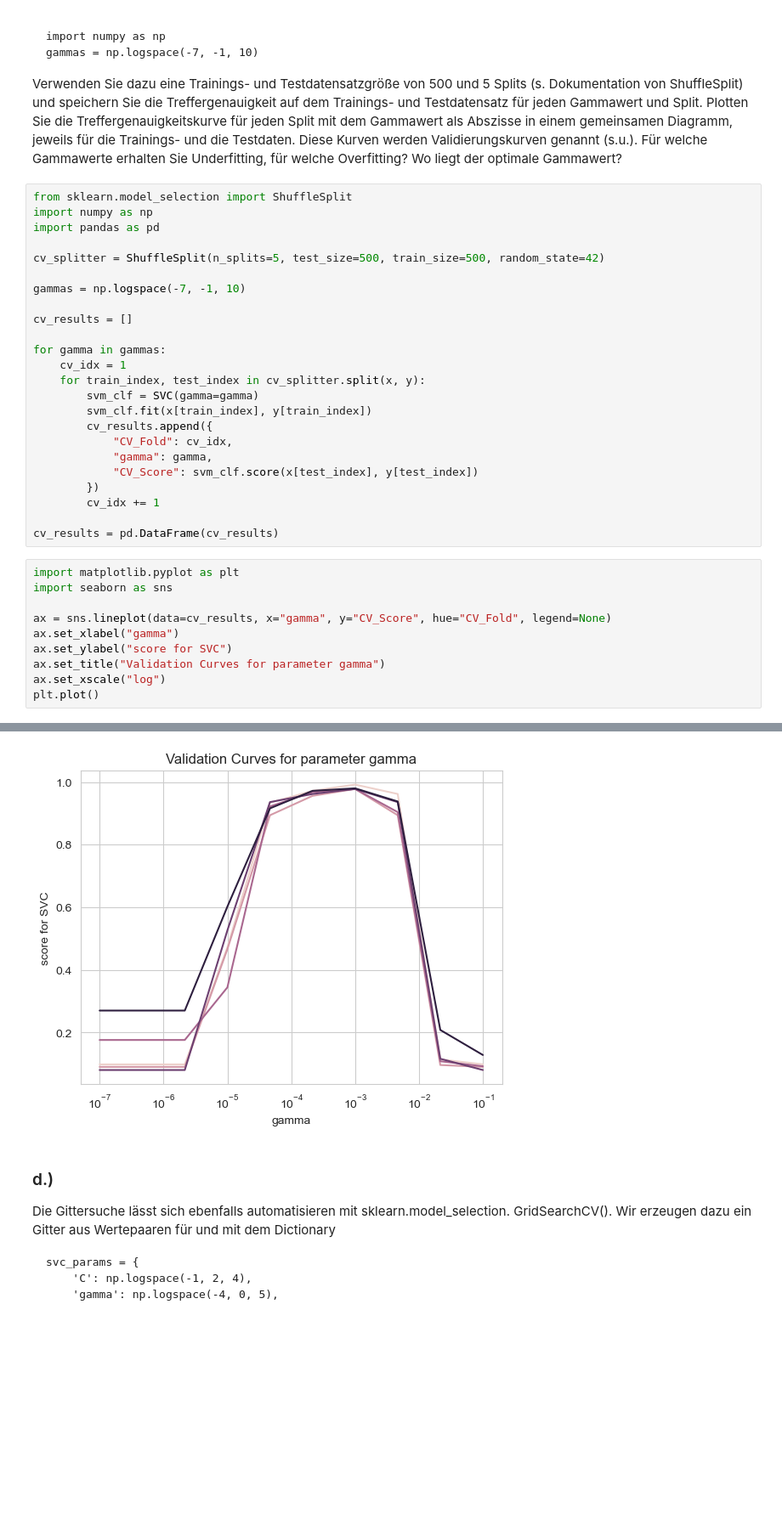
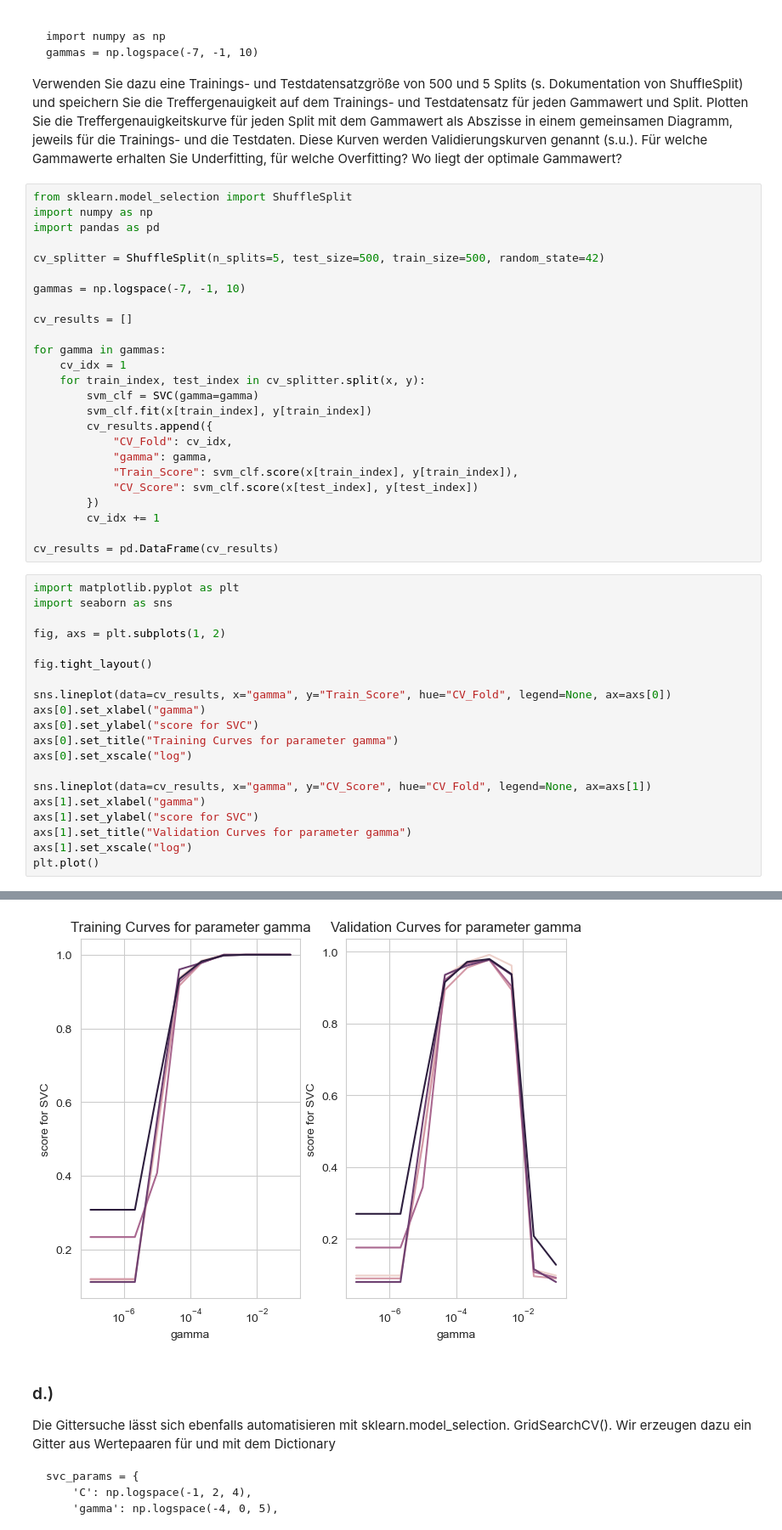
Before and after one commit to flnat/MachineLearning, a Jupyter notebook: Blatt_3/Aufgabe_2.ipynb, the cells around one changed output, grey strips where cells are left out. Shown at 85% size. Saved outputs shown, nothing was run; the diff lists cells and outputs as text; blank space fills up the shorter version.

```diff
--- a/Blatt_3/Aufgabe_2.ipynb
+++ b/Blatt_3/Aufgabe_2.ipynb
@@ -74,6 +74,7 @@ for gamma in gammas:
         cv_results.append({
             "CV_Fold": cv_idx,
             "gamma": gamma,
+            "Train_Score": svm_clf.score(x[train_index], y[train_index]),
             "CV_Score": svm_clf.score(x[test_index], y[test_index])
         })
         cv_idx += 1
@@ -82,16 +83,26 @@ cv_results = pd.DataFrame(cv_results)
 # %%
 import matplotlib.pyplot as plt
 import seaborn as sns
 
-ax = sns.lineplot(data=cv_results, x="gamma", y="CV_Score", hue="CV_Fold", legend=None)
-ax.set_xlabel("gamma")
-ax.set_ylabel("score for SVC")
-ax.set_title("Validation Curves for parameter gamma")
-ax.set_xscale("log")
+fig, axs = plt.subplots(1, 2)
+
+fig.tight_layout()
+
+sns.lineplot(data=cv_results, x="gamma", y="Train_Score", hue="CV_Fold", legend=None, ax=axs[0])
+axs[0].set_xlabel("gamma")
+axs[0].set_ylabel("score for SVC")
+axs[0].set_title("Training Curves for parameter gamma")
+axs[0].set_xscale("log")
+
+sns.lineplot(data=cv_results, x="gamma", y="CV_Score", hue="CV_Fold", legend=None, ax=axs[1])
+axs[1].set_xlabel("gamma")
+axs[1].set_ylabel("score for SVC")
+axs[1].set_title("Validation Curves for parameter gamma")
+axs[1].set_xscale("log")
 plt.plot()
 # %% [output]
 []
-[figure, old version]
+[figure, new version]
 # %% [markdown]
 ### d.)
 Die Gittersuche lässt sich ebenfalls automatisieren mit sklearn.model_selection. GridSearchCV(). Wir erzeugen dazu ein Gitter aus Wertepaaren für und mit dem Dictionary
```
Also changed, not shown: parts of 2 cells of this notebook, 2 other files.
